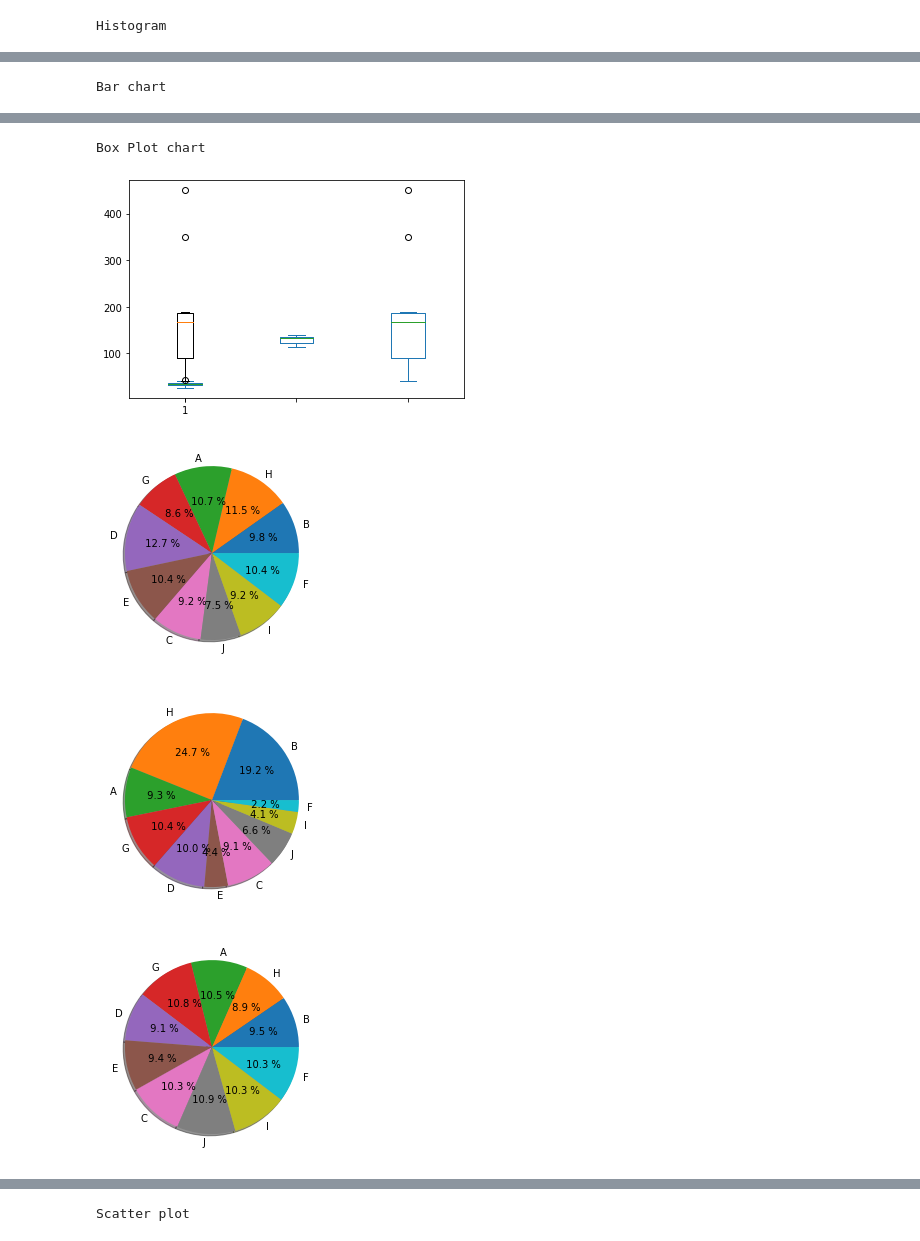
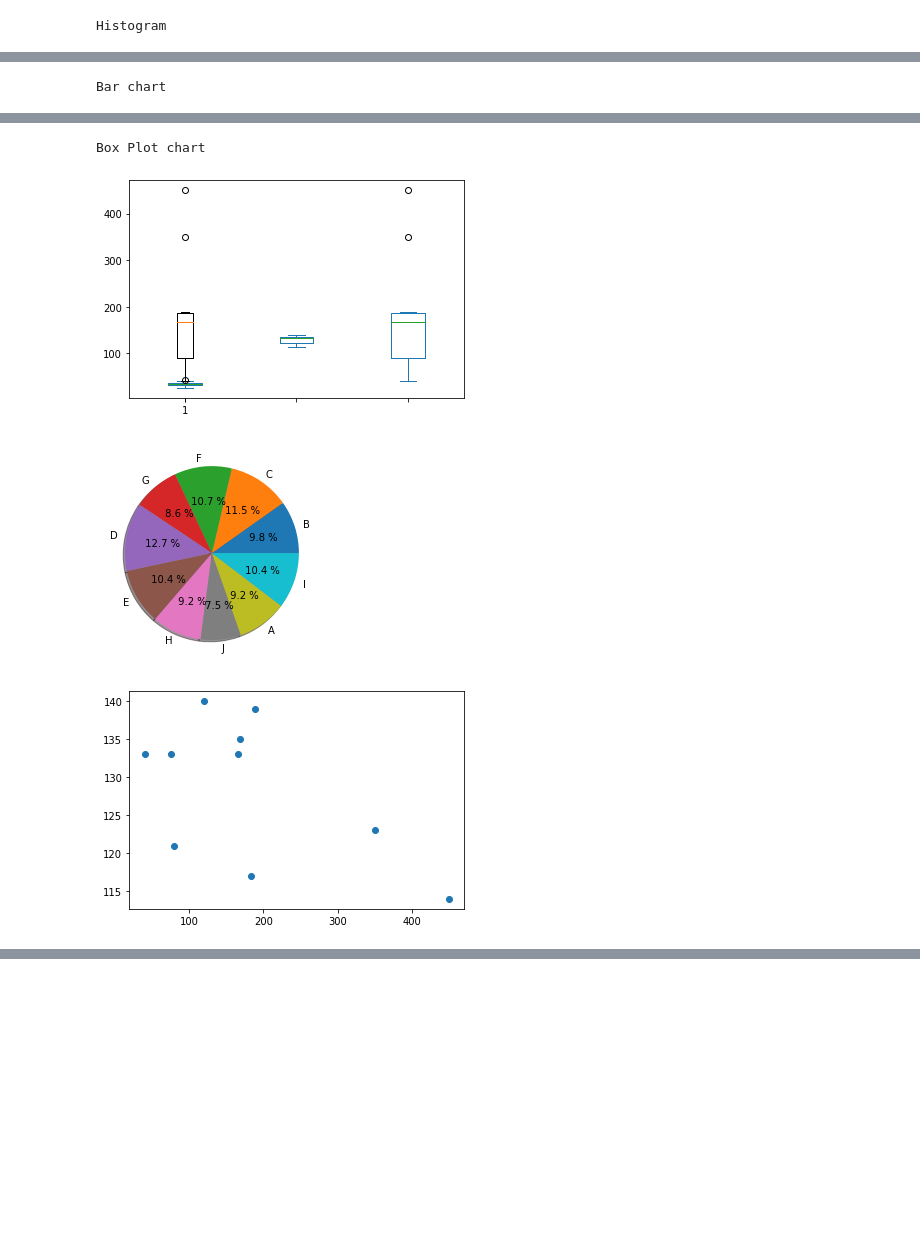
Before and after one commit to VishnuVVR-369/ML-LAB, a Jupyter notebook: TASK-2/Task-2.ipynb, the cells around one changed output, grey strips where cells are left out. Saved outputs shown, nothing was run; the diff lists cells and outputs as text; code cells hidden in the pictures; blank space fills up the shorter version.

```diff
--- a/TASK-2/Task-2.ipynb
+++ b/TASK-2/Task-2.ipynb
@@ -24,47 +24,32 @@ plt.show()
 
 df.plot.bar()
 
 plt.bar(df['Age'], df['Sales'])
 plt.xlabel("Age")
 plt.ylabel("Sales")
 print("Bar chart")
 plt.show()
 
 df.plot.box()
 
 plt.boxplot(df['Income'])
 print("Box Plot chart")
 plt.show()
 
 plt.pie(df['Age'], labels = {"A", "B", "C",
 "D", "E", "F",
 "G", "H", "I", "J"},
 autopct ='% 1.1f %%', shadow = True)
 plt.show()
-plt.pie(df['Income'], labels = {"A", "B", "C",
-"D", "E", "F",
-"G", "H", "I", "J"},
-autopct ='% 1.1f %%', shadow = True)
-plt.show()
-plt.pie(df['Sales'], labels = {"A", "B", "C",
-"D", "E", "F",
-"G", "H", "I", "J"},
-autopct ='% 1.1f %%', shadow = True)
-plt.show()
 
 plt.scatter(df['Income'], df['Sales'])
 plt.show()
-
-plt.scatter(df['Sales'], df['Age'])
-print("Scatter plot")
-plt.show()
 # %% [output]
 Histogram
 [figure]
 Bar chart
 [figure]
 Box Plot chart
 [figure]
-[figure, old version]
+[figure, new version]
-[figure, old version]
+[figure, new version]
-[figure, removed]
@@ -72 +55,0 @@ Box Plot chart
-Scatter plot
```
Also changed, not shown: parts of 1 cell of this notebook, 8 other files.
